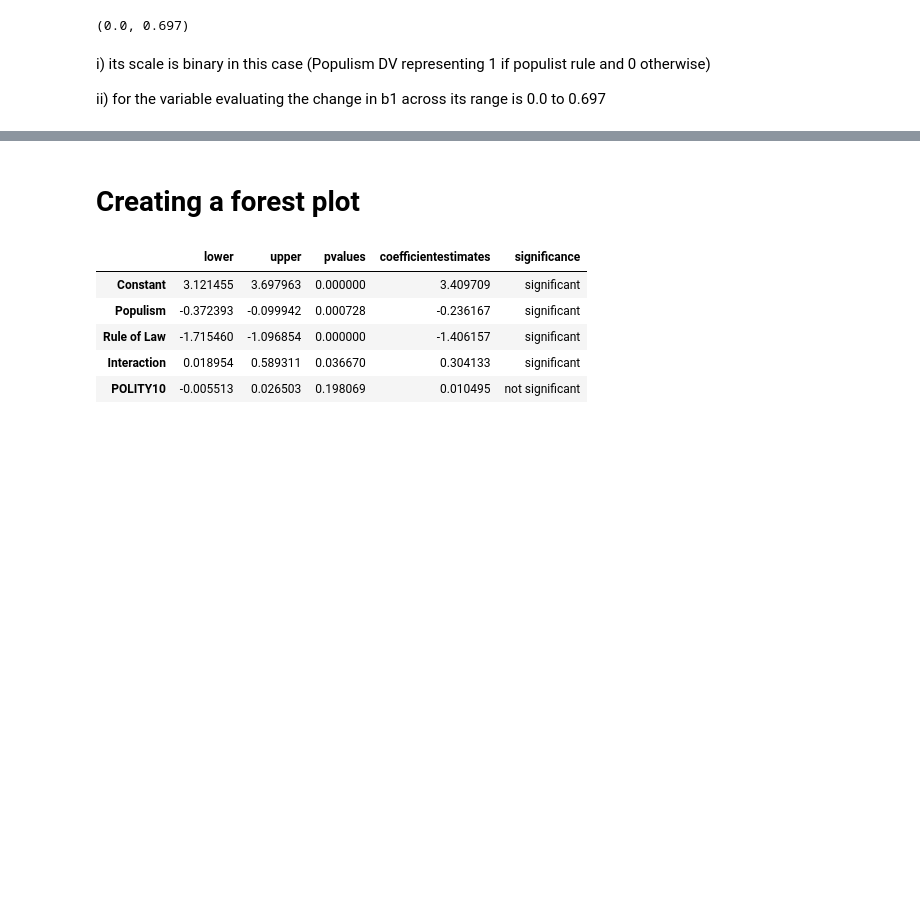
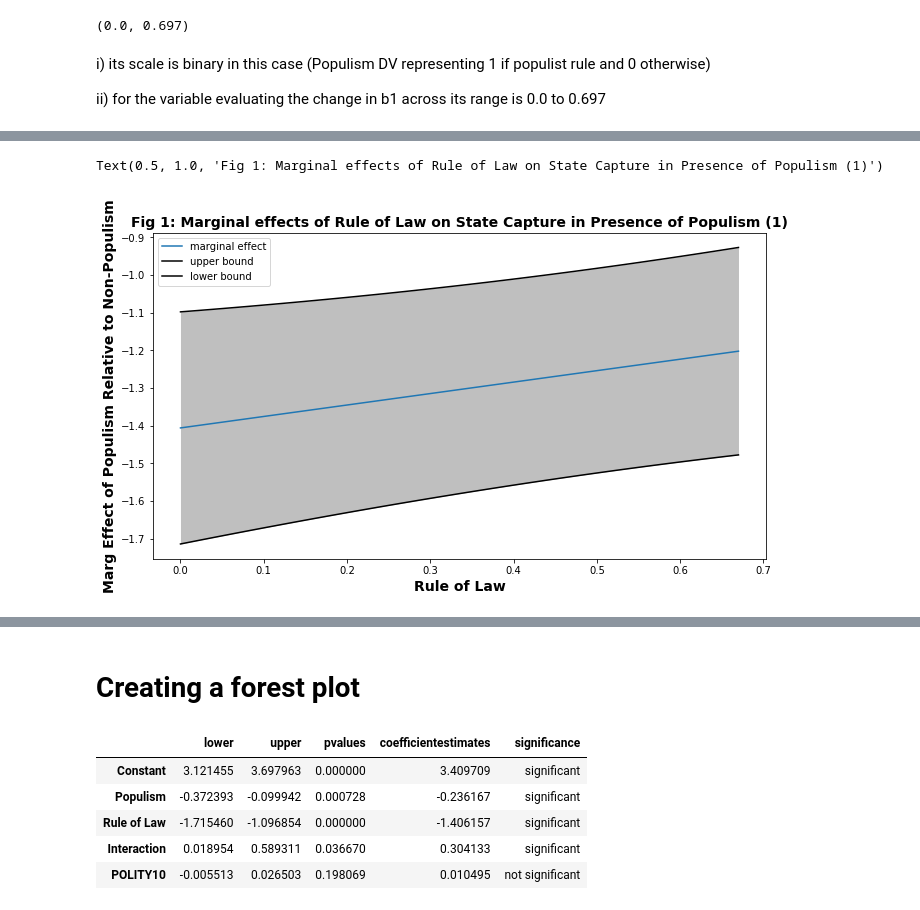
Before and after one commit to jgkorman/Python-Projects, a Jupyter notebook: State_Capture_and_Populism_data.ipynb, the cells around one changed output, grey strips where cells are left out. Saved outputs shown, nothing was run; the diff lists cells and outputs as text; code cells hidden in the pictures; blank space fills up the shorter version.

Commit message:
marginal effects and forest plots

```diff
--- a/State_Capture_and_Populism_data.ipynb
+++ b/State_Capture_and_Populism_data.ipynb
@@ -535,0 +608,18 @@ ii) for the variable evaluating the change in b1 across its range is 0.0 to 0.69
+# %%
+rule = []
+for ii in np.arange(0, 0.68, 0.01):
+  rule.append(ii)
+# %%
+postestimation = pd.DataFrame(rule)
+postestimation.columns = ['rule']
+
+# calculate main marginal effect
+postestimation['margeffect'] = b2+b3*postestimation['rule']
+# calculate upper and lower Confidence Intervals
+postestimation['consx']= np.sqrt(var2 + var3 * (postestimation['rule']**2) + 2 * covb2b3 * postestimation['rule'])
+
+postestimation['ax'] = 1.96 * postestimation['consx']
+
+postestimation['uci'] = postestimation['margeffect'] + postestimation['ax']
+
+postestimation['lci'] = postestimation['margeffect'] - postestimation['ax']
@@ -535,0 +650,12 @@ ii) for the variable evaluating the change in b1 across its range is 0.0 to 0.69
+# %%
+fig, ax = plt.subplots(figsize=(11, 6))
+postestimation.plot('rule', 'margeffect', ax=ax, label='marginal effect')
+postestimation.plot('rule', 'uci', ax=ax, color='black', label='upper bound')
+postestimation.plot('rule', 'lci', ax=ax, color='black', label='lower bound')
+ax.fill_between(postestimation['rule'], postestimation['uci'], postestimation['lci'], alpha=.5, linewidth=0, color='gray')
+ax.set_ylabel('Marg Effect of Populism Relative to Non-Populism', weight='bold', fontsize=14)
+ax.set_xlabel('Rule of Law', weight='bold', fontsize=14)
+ax.set_title('Fig 1: Marginal effects of Rule of Law on State Capture in Presence of Populism (1)', weight='bold', fontsize = 14)
+# %% [output]
+Text(0.5, 1.0, 'Fig 1: Marginal effects of Rule of Law on State Capture in Presence of Populism (1)')
+[figure, added]
```
Also changed, not shown: parts of 37 cells of this notebook.
